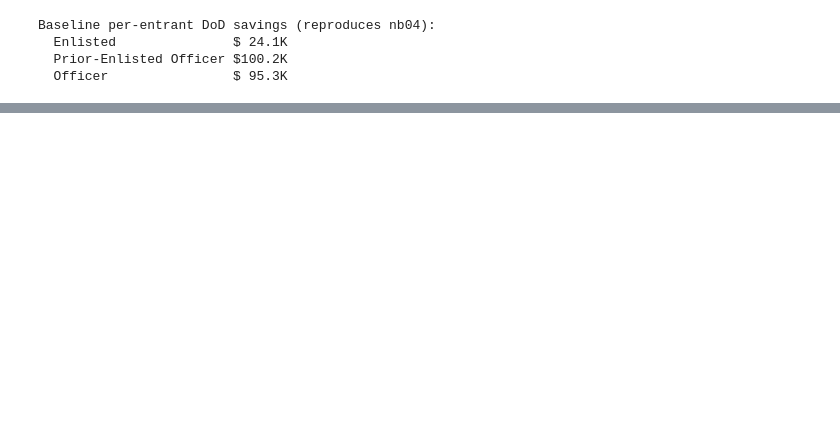
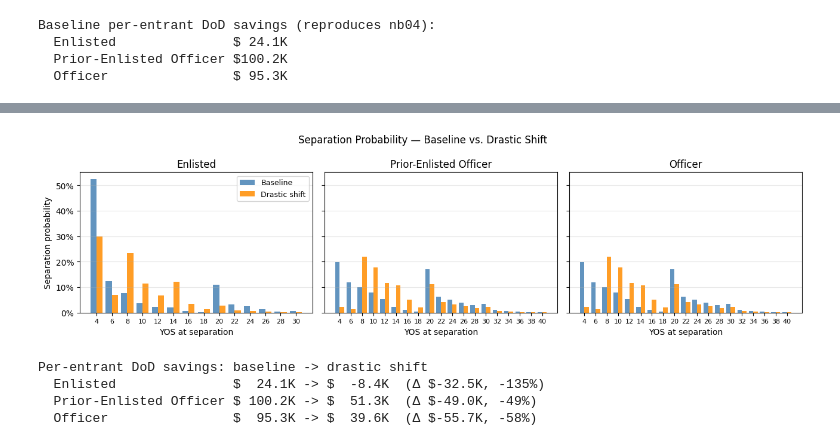
Before and after one commit to sgelety/military-retirement-monte-carlo, a Jupyter notebook: notebooks/05_sensitivity_analysis.ipynb, the cells around one changed output, grey strips where cells are left out. Cells and saved outputs as stored; diff of their text form; code cells hidden in the pictures; blank space fills up the shorter version.

```diff
--- a/notebooks/05_sensitivity_analysis.ipynb
+++ b/notebooks/05_sensitivity_analysis.ipynb
@@ -549,0 +567,58 @@ bounds the result; it does not predict behavior.
+# %%
+DRASTIC_DELTAS = {"First term (≤6)": -0.28,
+                  "Early mid (7–12)": 0.28,
+                  "Late mid (13–19)": 0.14, "Career (20+)": -0.14}
+
+
+def shift_weights_by(w, deltas):
+    """Apply band deltas, spread within each band by baseline
+    share. Stays a probability distribution (sums to 1, >= 0)."""
+    out = w.copy()
+    for band, delta in deltas.items():
+        members = [y for y in w.index if BANDS[band](y)]
+        mass = float(w[members].sum())
+        for y in members:
+            out[y] += delta * w[y] / mass
+    assert abs(out.sum() - 1.0) < 1e-9 and (out >= -1e-9).all()
+    return out
+
+
+sep_w_drastic = {p: shift_weights_by(sep_w[p], DRASTIC_DELTAS)
+                 for p in VALID_SCENARIOS}
+
+fig, axes = plt.subplots(1, 3, figsize=(13, 3.6), sharey=True)
+bw = 0.4
+for ax, prof in zip(axes, VALID_SCENARIOS):
+    w0, w1 = sep_w[prof], sep_w_drastic[prof]
+    x = np.arange(len(w0))
+    ax.bar(x - bw / 2, w0.values, bw, label="Baseline",
+           color="steelblue", alpha=0.85)
+    ax.bar(x + bw / 2, w1.values, bw, label="Drastic shift",
+           color="darkorange", alpha=0.85)
+    ax.set_xticks(x)
+    ax.set_xticklabels(w0.index.astype(str), fontsize=8)
+    ax.set_xlabel("YOS at separation")
+    ax.set_title(PROFILE_TITLES[prof])
+    ax.yaxis.set_major_formatter(
+        mticker.FuncFormatter(lambda v, _: f"{v:.0%}"))
+    ax.grid(axis="y", alpha=0.3)
+axes[0].set_ylabel("Separation probability")
+axes[0].legend(fontsize=9)
+fig.suptitle(
+    "Separation Probability — Baseline vs. Drastic Shift")
+plt.tight_layout()
+plt.show()
+
+print("Per-entrant DoD savings: baseline -> drastic shift")
+for prof in VALID_SCENARIOS:
+    b = expected(sep_w[prof], prof, "DoD_Savings")
+    d = expected(sep_w_drastic[prof], prof, "DoD_Savings")
+    print(f"  {PROFILE_TITLES[prof]:22}"
+          f" ${b/1e3:6.1f}K -> ${d/1e3:6.1f}K"
+          f"  (Δ ${(d - b)/1e3:+.1f}K, {(d - b)/b:+.0%})")
+# %% [output]
+[figure, added]
+Per-entrant DoD savings: baseline -> drastic shift
+  Enlisted               $  24.1K -> $  -8.4K  (Δ $-32.5K, -135%)
+  Prior-Enlisted Officer $ 100.2K -> $  51.3K  (Δ $-49.0K, -49%)
+  Officer                $  95.3K -> $  39.6K  (Δ $-55.7K, -58%)
```
Also changed, not shown: parts of 12 cells of this notebook, 1 other file.
